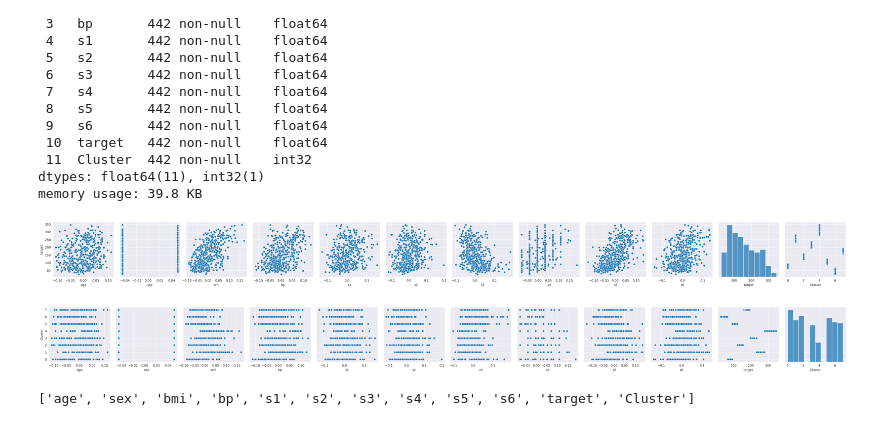
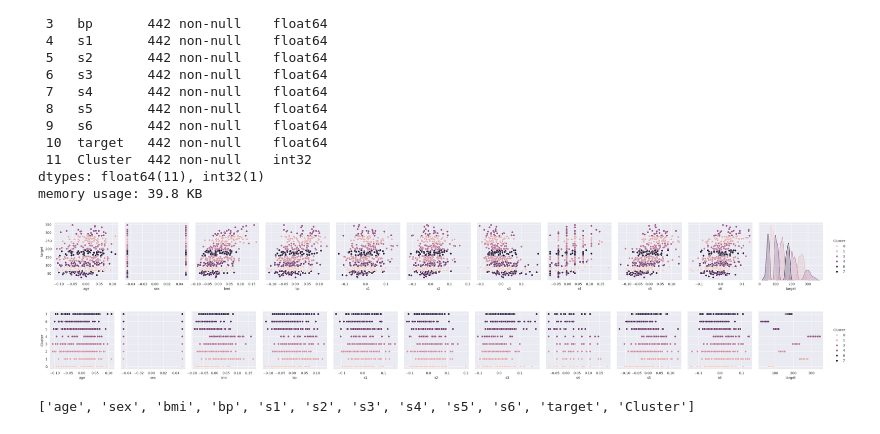
Before and after one commit to AzamChatrAzar/neumerical-datasets, a Jupyter notebook: deiabet1.ipynb, the cells around one changed output. Drawn from its saved outputs; the diff is of its cells as text; code cells hidden in the pictures.

```diff
--- a/deiabet1.ipynb
+++ b/deiabet1.ipynb
@@ -107,17 +107,19 @@ memory usage: 39.8 KB
 # %%
 import seaborn as sns
 import  matplotlib.pyplot as plt
 
 
-sns.pairplot(data,  y_vars=['target']  , x_vars = data.columns , height=3 )
+#sns.pairplot(data,  y_vars=['target']  , x_vars = data.columns , height=3 )
+sns.pairplot(data, y_vars=['target'], x_vars=data.columns[:-1], hue='Cluster', height=3)
 plt.show()
 # %% [output]
-[figure, old version]
+[figure, new version]
 # %%
-sns.pairplot(data,  y_vars=['Cluster']  , x_vars = data.columns , height=3 )
+#sns.pairplot(data,  y_vars=['Cluster']  , x_vars = data.columns , height=3 )
+sns.pairplot(data, y_vars=['Cluster'], x_vars=data.columns[:-1], hue='Cluster', height=3)
 plt.show()
 # %% [output]
-[figure, old version]
+[figure, new version]
 # %%
 import seaborn as sns
 from sklearn.linear_model import LinearRegression
```
Also changed, not shown: parts of 8 cells of this notebook.
